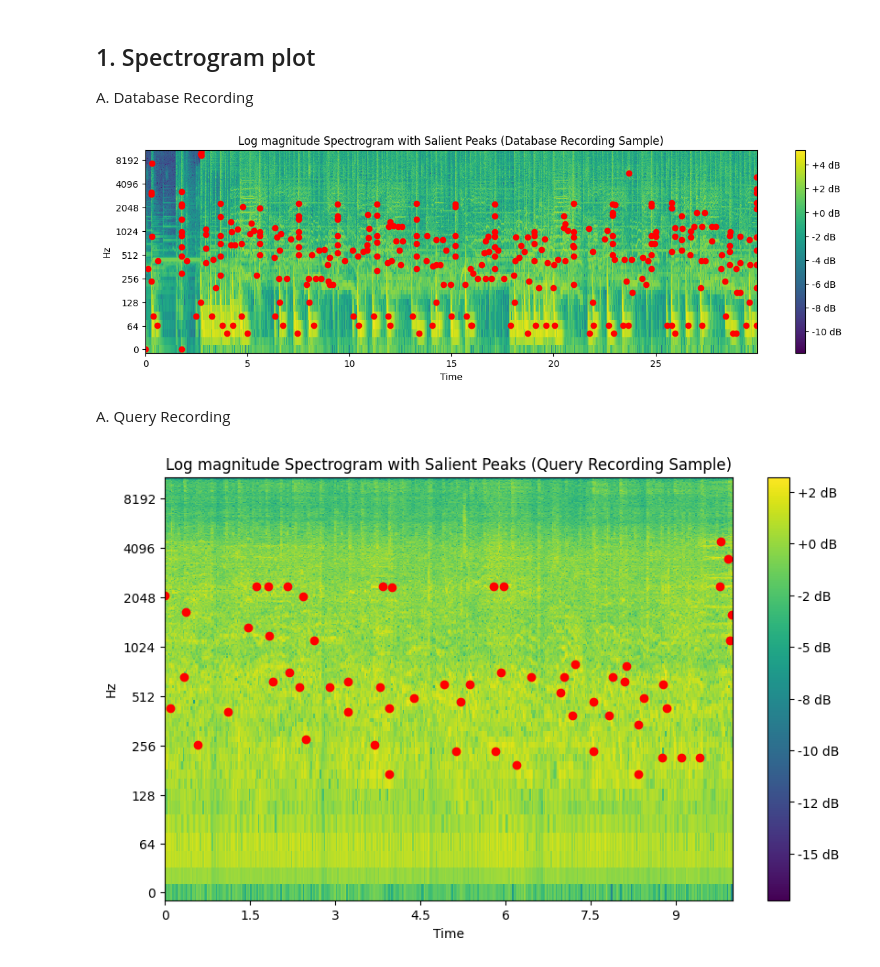
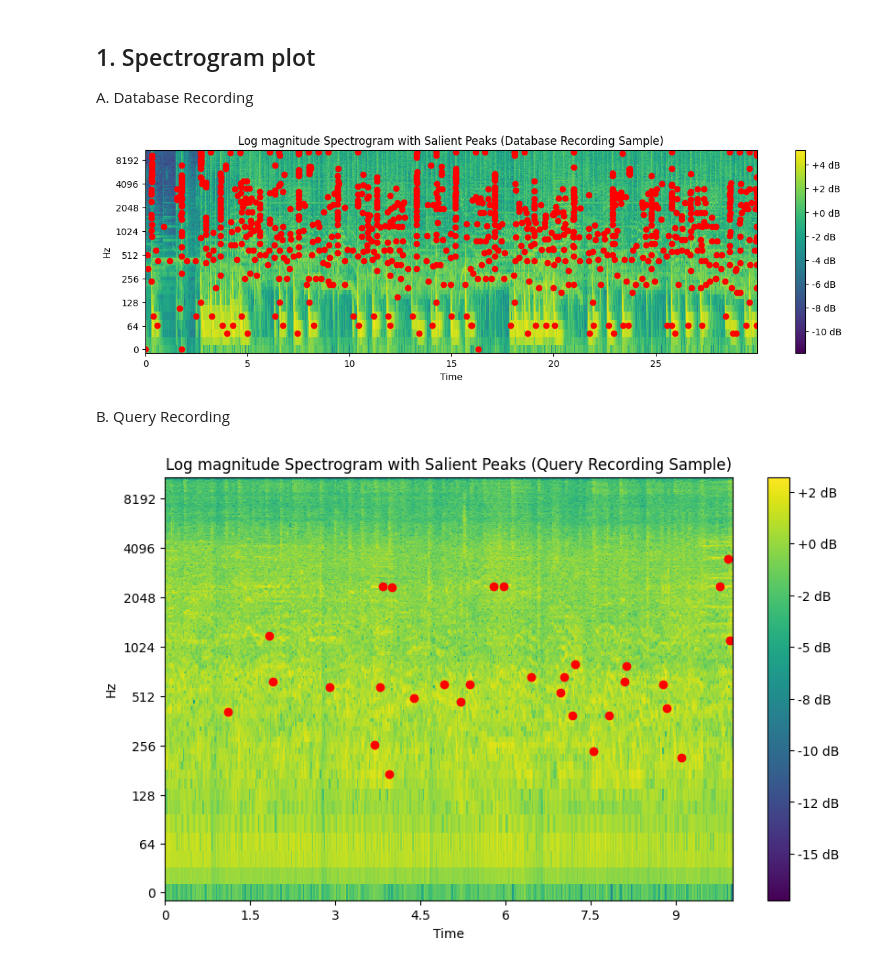
Before and after one commit to eadenise/audio_identification, a Jupyter notebook: notebooks/plot.ipynb, the cells around one changed output. Cells and saved outputs as stored; diff of their text form; code cells hidden in the pictures.

Commit message:
updated plot for query and database

```diff
--- a/notebooks/plot.ipynb
+++ b/notebooks/plot.ipynb
@@ -16,60 +16,64 @@ A. Database Recording
 # %%
 sr = 22050
 n_fft = 1024
 hop_length = n_fft // 2
 window_sec = 1
 spec = AudioExtract(sr, n_fft, hop_length)
 
 database_dir = '../data/database_recordings/'
 sample_file = os.path.join(database_dir, 'pop.00070.wav')
 
+spec = AudioExtract(sr=sr, n_fft=n_fft, hop_length=hop_length)
 y = spec.get_single_file(sample_file)
 
 fp = FingerPrintBuild(y)
-peaks = fp.get_salient_peaks(sr, n_fft, hop_length, target_peak_s = 10, window_sec=window_sec)
+peaks = fp.get_salient_peaks(sr, n_fft, hop_length, target_peak_s = 30, window_sec=window_sec)
 bin_idx, frame_idx = zip(*peaks)
 
 times = librosa.frames_to_time(frame_idx, sr=sr, hop_length=hop_length)
 freqs = librosa.fft_frequencies(sr=sr, n_fft=n_fft)[list(bin_idx)]
 
 fig, ax = plt.subplots(1, 1, figsize=(15,4))
 img = librosa.display.specshow(y, y_axis='log',x_axis='time',
                                sr=sr, ax=ax, cmap='viridis')
 
 ax.scatter(x=times, y= freqs, c='red')
 fig.colorbar(img, ax=ax, format='%+2.0f dB')
 ax.set(title='Log magnitude Spectrogram with Salient Peaks (Database Recording Sample)')
 plt.show()
 # %% [output]
-[figure, old version]
+[figure, new version]
 # %% [markdown]
-A. Query Recording
+B. Query Recording
 # %%
-sr_query = 44100
-window_length_query = int(0.064 * sr)
+# sr_query = 44100
+target_sr = 22050
+window_length_query = int(0.064 * target_sr)
 n_fft_query = 1024
 hop_length_query = n_fft_query // 2
 
 query_dir = '../data/query_recordings/'
 sample_file_query = os.path.join(query_dir, 'pop.00070-snippet-10-10.wav')
 
-y_q = spec.get_single_file(sample_file_query)
+
+specq = AudioExtract(sr=target_sr, n_fft=n_fft_query, hop_length=hop_length_query)
+y_q = specq.get_single_file(sample_file_query)
 
 fp = FingerPrintBuild(y_q)
-q_peaks = fp.get_salient_peaks(sr, n_fft_query, hop_length_query, target_peak_s = 60, window_sec=window_length_query)
+q_peaks = fp.get_salient_peaks(target_sr, n_fft_query, hop_length_query, target_peak_s = 30, window_sec=window_length_query)
 q_bin_idx, q_frame_idx = zip(*q_peaks)
 
 
 qtimes = librosa.frames_to_time(q_frame_idx, sr=sr, hop_length=hop_length)
-qfreqs = librosa.fft_frequencies(sr=sr, n_fft=n_fft_query)[list(q_bin_idx)]
+qfreqs = librosa.fft_frequencies(sr=target_sr, n_fft=n_fft_query)[list(q_bin_idx)]
 
 figq, axq = plt.subplots(1, 1, figsize=(10,6))
 imgq = librosa.display.specshow(y_q, y_axis='log',x_axis='time',
-                               sr=sr, ax=axq, cmap='viridis')
+                               sr=target_sr, ax=axq, cmap='viridis')
 
 axq.scatter(x=qtimes, y= qfreqs, c='red')
 figq.colorbar(imgq, ax=axq, format='%+2.0f dB')
 axq.set(title='Log magnitude Spectrogram with Salient Peaks (Query Recording Sample)')
 plt.show()
 # %% [output]
-[figure, old version]
+[figure, new version]
```
Also changed, not shown: parts of 1 cell of this notebook.
